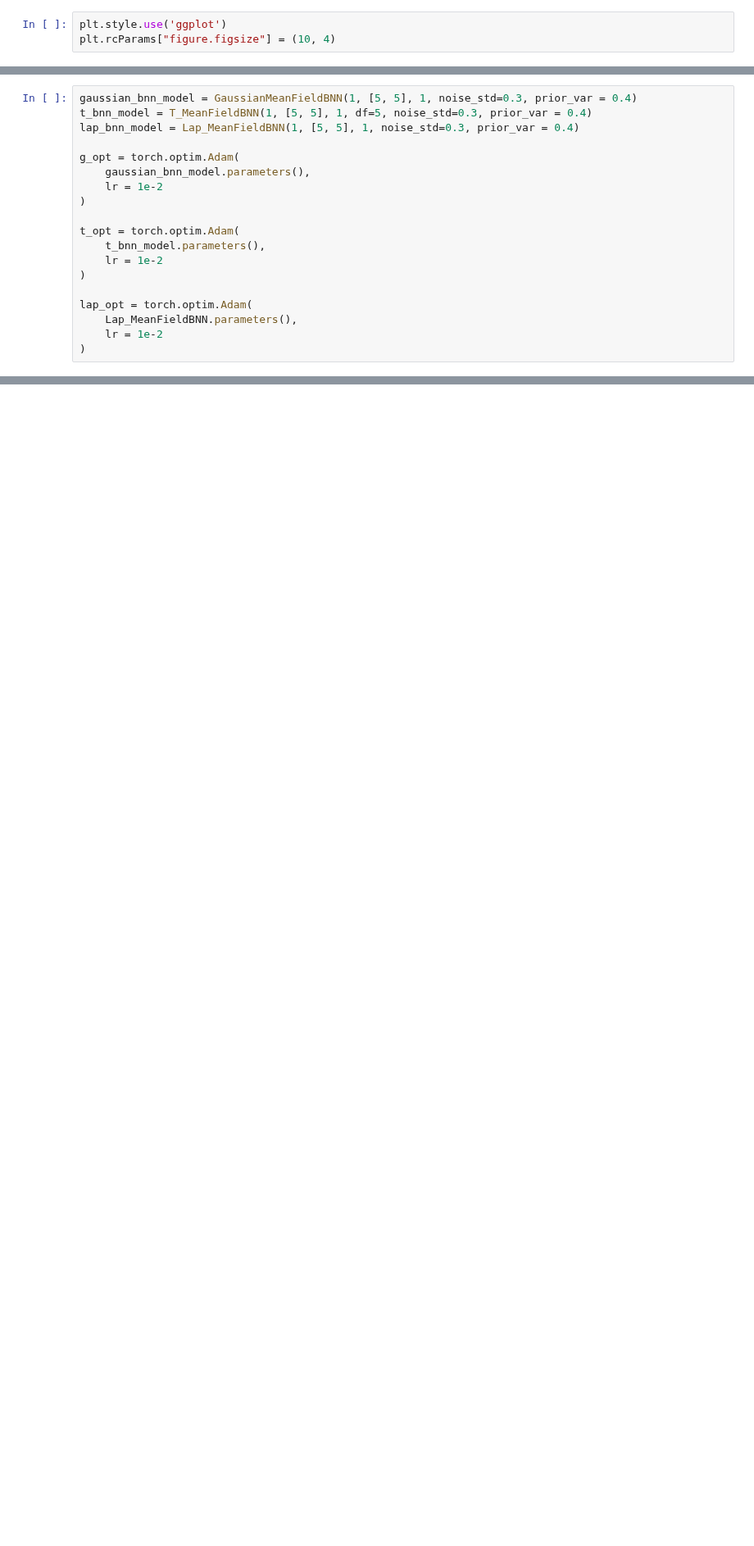
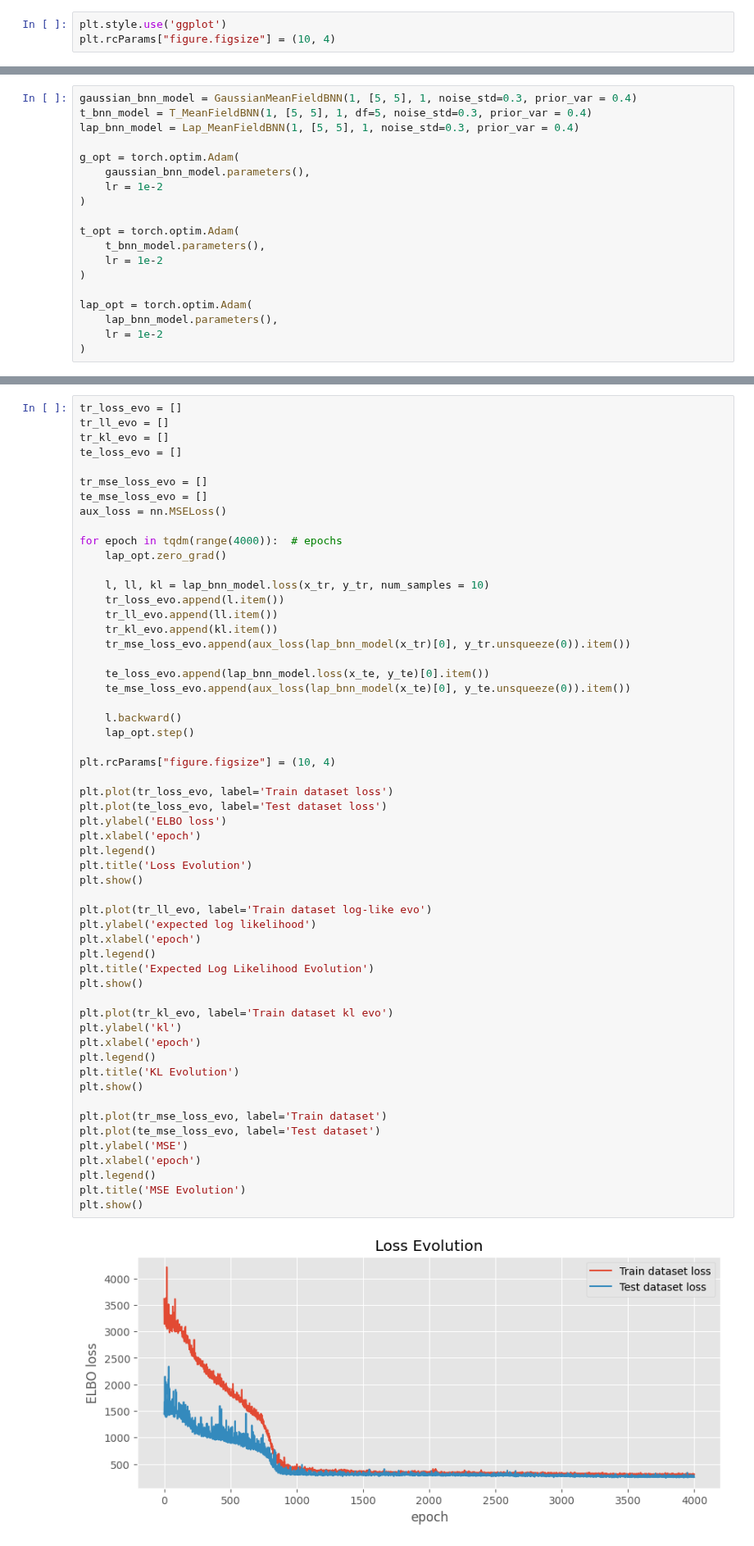
Before and after one commit to Marco-Gal/Bayesian-Neural-Network-Project, a Jupyter notebook: t distribution toy problems/gaussian-noise.ipynb, the cells around one changed output, grey strips where cells are left out. Shown at 82% size. Saved outputs shown, nothing was run; the diff lists cells and outputs as text; blank space fills up the shorter version.

```diff
--- a/t distribution toy problems/gaussian-noise.ipynb
+++ b/t distribution toy problems/gaussian-noise.ipynb
@@ -413,6 +559,6 @@ t_opt = torch.optim.Adam(
 )
 
 lap_opt = torch.optim.Adam(
-    Lap_MeanFieldBNN.parameters(),
+    lap_bnn_model.parameters(),
     lr = 1e-2
 )
@@ -599,0 +747,58 @@ plt.show()
+# %%
+tr_loss_evo = []
+tr_ll_evo = []
+tr_kl_evo = []
+te_loss_evo = []
+
+tr_mse_loss_evo = []
+te_mse_loss_evo = []
+aux_loss = nn.MSELoss()
+
+for epoch in tqdm(range(4000)):  # epochs
+    lap_opt.zero_grad()
+
+    l, ll, kl = lap_bnn_model.loss(x_tr, y_tr, num_samples = 10)
+    tr_loss_evo.append(l.item())
+    tr_ll_evo.append(ll.item())
+    tr_kl_evo.append(kl.item())
+    tr_mse_loss_evo.append(aux_loss(lap_bnn_model(x_tr)[0], y_tr.unsqueeze(0)).item())
+
+    te_loss_evo.append(lap_bnn_model.loss(x_te, y_te)[0].item())
+    te_mse_loss_evo.append(aux_loss(lap_bnn_model(x_te)[0], y_te.unsqueeze(0)).item())
+
+    l.backward()
+    lap_opt.step()
+
+plt.rcParams["figure.figsize"] = (10, 4)
+
+plt.plot(tr_loss_evo, label='Train dataset loss')
+plt.plot(te_loss_evo, label='Test dataset loss')
+plt.ylabel('ELBO loss')
+plt.xlabel('epoch')
+plt.legend()
+plt.title('Loss Evolution')
+plt.show()
+
+plt.plot(tr_ll_evo, label='Train dataset log-like evo')
+plt.ylabel('expected log likelihood')
+plt.xlabel('epoch')
+plt.legend()
+plt.title('Expected Log Likelihood Evolution')
+plt.show()
+
+plt.plot(tr_kl_evo, label='Train dataset kl evo')
+plt.ylabel('kl')
+plt.xlabel('epoch')
+plt.legend()
+plt.title('KL Evolution')
+plt.show()
+
+plt.plot(tr_mse_loss_evo, label='Train dataset')
+plt.plot(te_mse_loss_evo, label='Test dataset')
+plt.ylabel('MSE')
+plt.xlabel('epoch')
+plt.legend()
+plt.title('MSE Evolution')
+plt.show()
+# %% [output]
+[figure, added]
```
Also changed, not shown: parts of 14 cells of this notebook, 6 other files.
